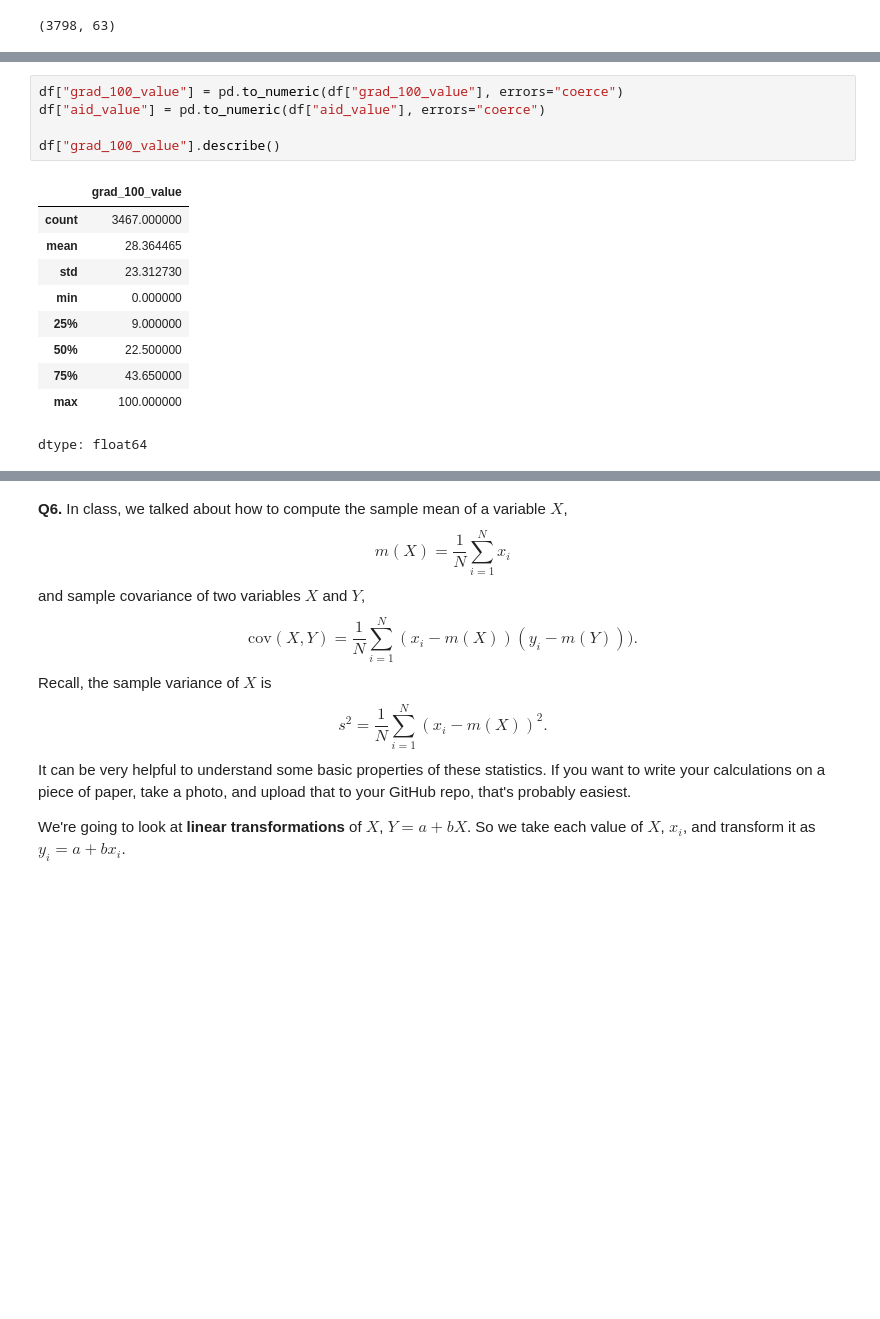
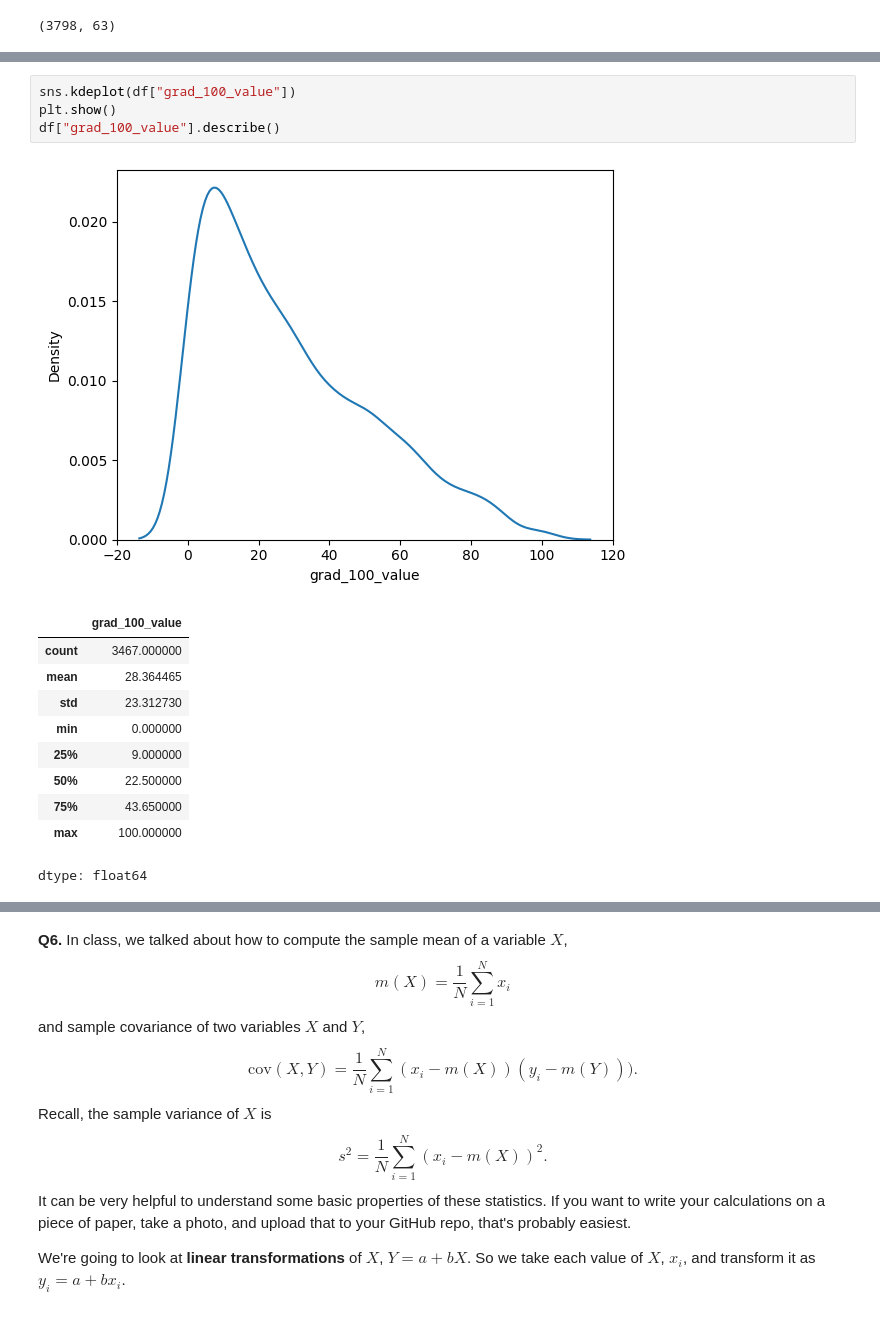
Before and after one commit to ericline1/undergrad_ml_assignments, a Jupyter notebook: 01_assignment_wrangling_and_eda.ipynb, the cells around one changed output, grey strips where cells are left out. Saved outputs shown, nothing was run; the diff lists cells and outputs as text; blank space fills up the shorter version.

```diff
--- a/01_assignment_wrangling_and_eda.ipynb
+++ b/01_assignment_wrangling_and_eda.ipynb
@@ -434,11 +441,11 @@ ct
 | Private not-for-profit | 68 | 1180 |
 | Public | 926 | 632 |
 # %%
-df["grad_100_value"] = pd.to_numeric(df["grad_100_value"], errors="coerce")
-df["aid_value"] = pd.to_numeric(df["aid_value"], errors="coerce")
-
+sns.kdeplot(df["grad_100_value"])
+plt.show()
 df["grad_100_value"].describe()
 # %% [output]
+[figure, added]
 |  | grad_100_value |
 | count | 3467.000000 |
 | mean | 28.364465 |
```
Also changed, not shown: parts of 20 cells of this notebook.
